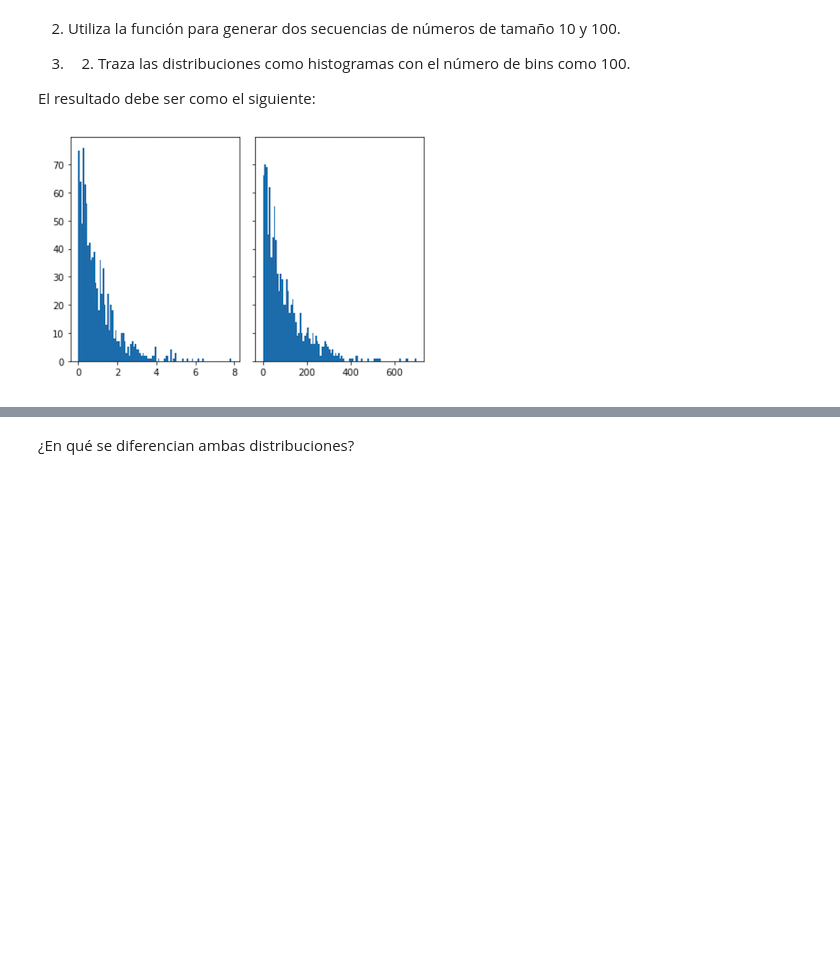
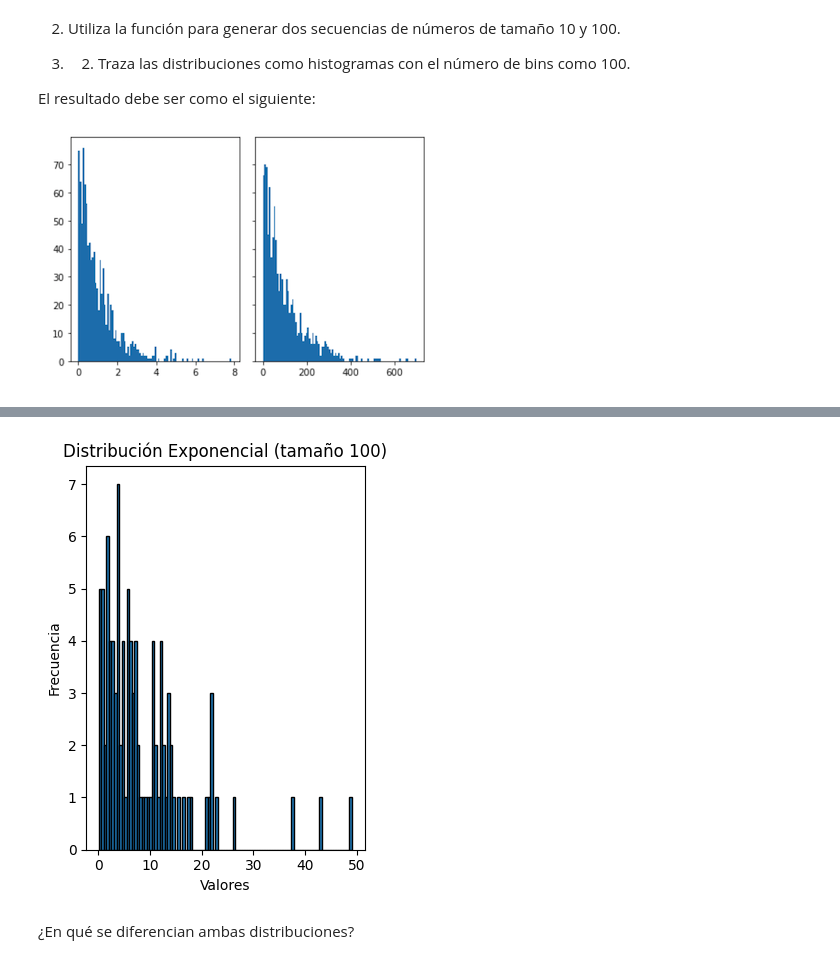
Before and after one commit to ironhack-ds-jcampos/lab-continuous-probability-distributions-es, a Jupyter notebook: your-code/main.ipynb, the cells around one changed output, grey strips where cells are left out. Saved outputs shown, nothing was run; the diff lists cells and outputs as text; code cells hidden in the pictures; blank space fills up the shorter version.

```diff
--- a/your-code/main.ipynb
+++ b/your-code/main.ipynb
@@ -198,3 +216,14 @@ El resultado debe ser como el siguiente:
+# %%
+plt.subplot(1, 2, 2)
+plt.hist(sequence_size_100, bins=100, edgecolor='black')
+plt.title('Distribución Exponencial (tamaño 100)')
+plt.xlabel('Valores')
+plt.ylabel('Frecuencia')
+
+plt.tight_layout()
+plt.show()
+# %% [output]
+[figure, added]
 # %% [markdown]
 ¿En qué se diferencian ambas distribuciones?
 # %% [markdown]
```
Also changed, not shown: parts of 8 cells of this notebook.
